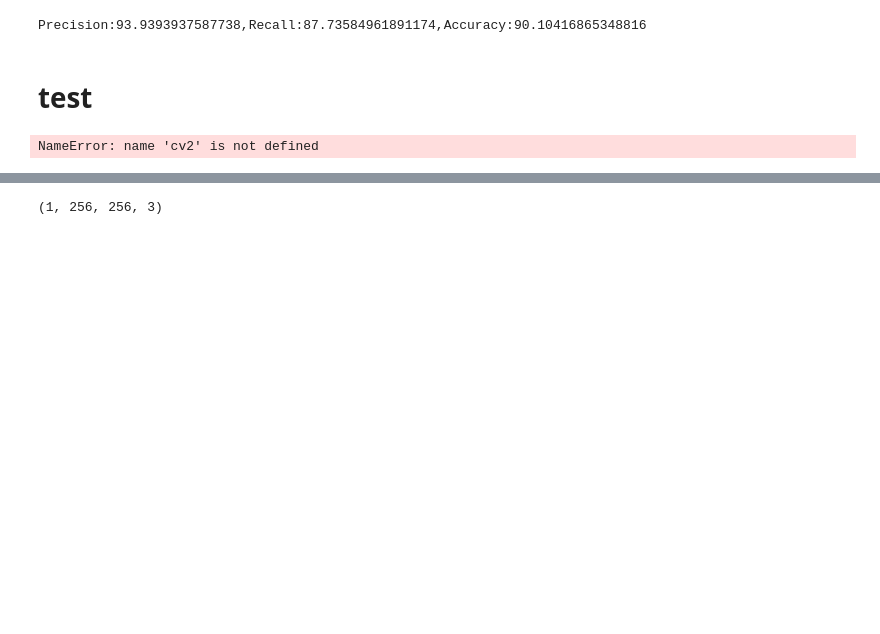
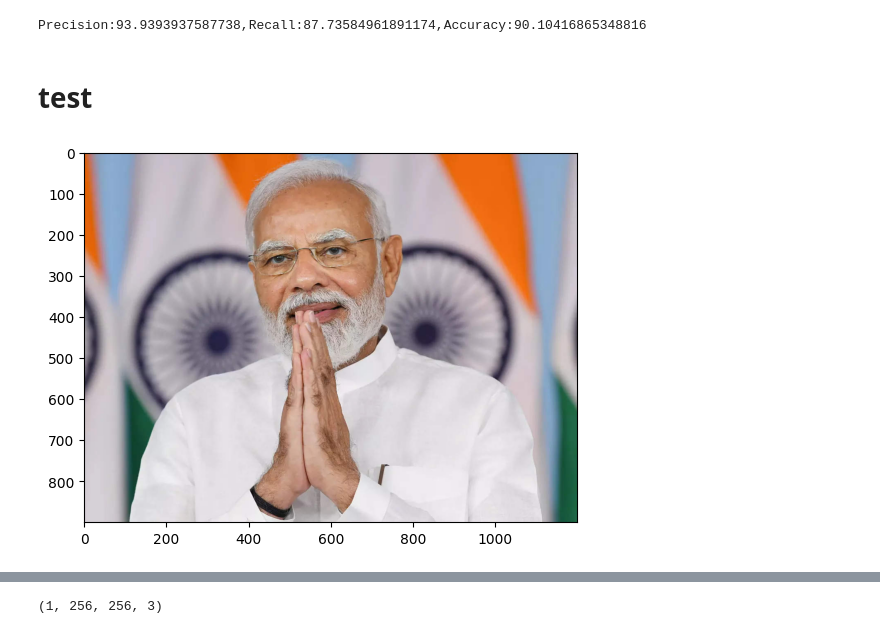
Before and after one commit to Auraoflegend/Deep-Fake-Detection, a Jupyter notebook: Untitled.ipynb, the cells around one changed output, grey strips where cells are left out. Drawn from its saved outputs; the diff is of its cells as text; code cells hidden in the pictures; blank space fills up the shorter version.

```diff
--- a/Untitled.ipynb
+++ b/Untitled.ipynb
@@ -127,11 +125,11 @@ Precision:93.9393937587738,Recall:87.73584961891174,Accuracy:90.10416865348816
 # %% [markdown]
 # test
 # %%
-img = cv2.imread('test/Rashmika Mandanna Cute Expressions HD Wallpapers.jfif')
+img = cv2.imread('test/')
 plt.imshow(cv2.cvtColor(img,cv2.COLOR_BGR2RGB))
 plt.show()
 # %% [output]
-NameError: name 'cv2' is not defined
+[figure, added]
 # %%
 resize = tf.image.resize(img,(256,256))
 plt.imshow(resize.numpy().astype(int))
```
Also changed, not shown: parts of 7 cells of this notebook, 3 other files.
